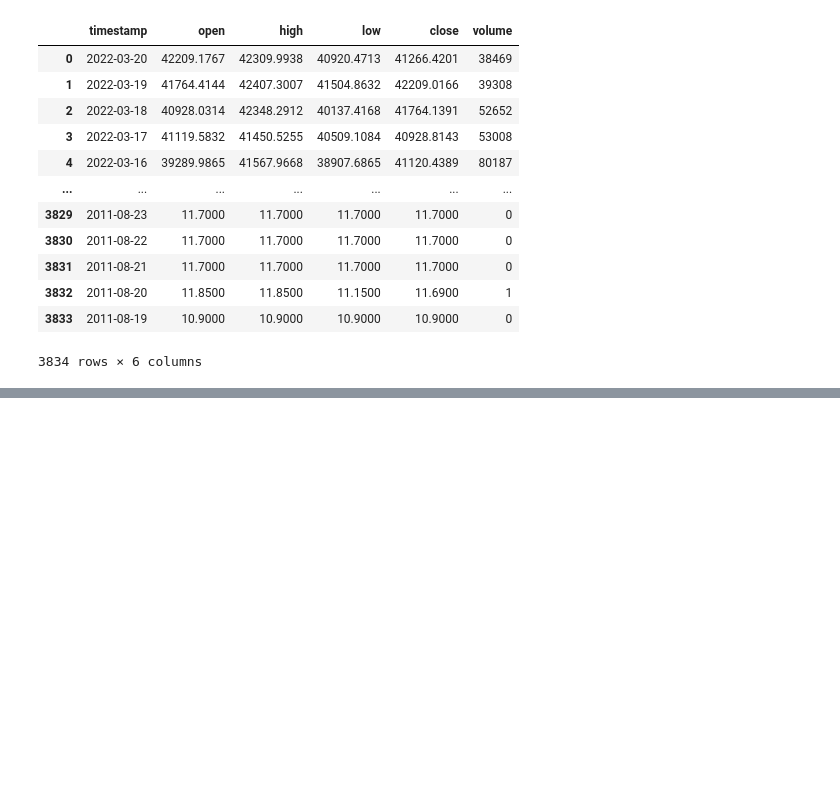
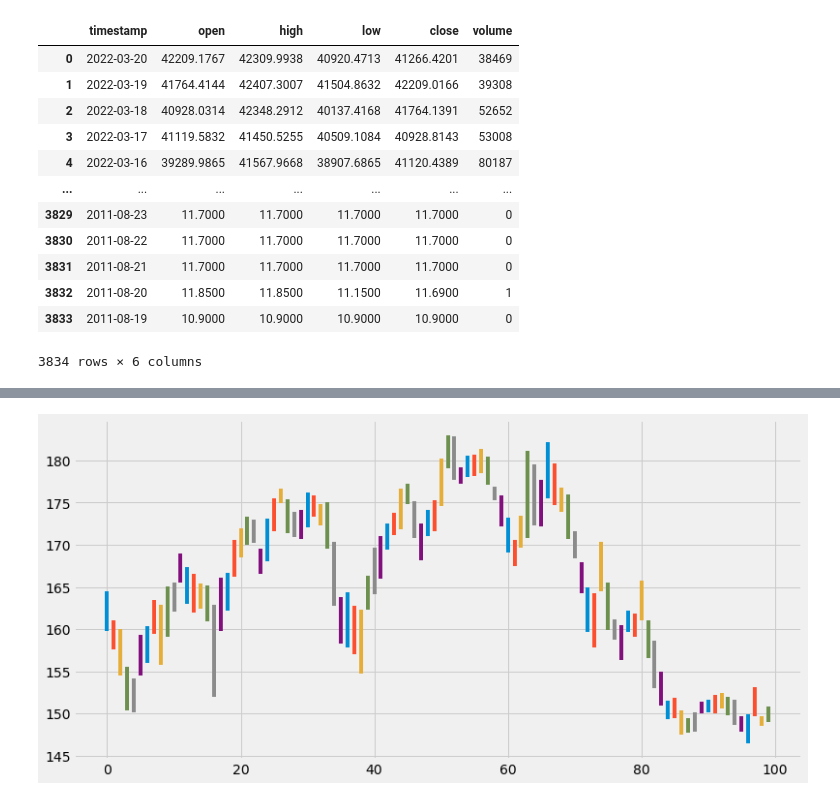
Before and after one commit to BitcoinInvestAnalysis/Capstone, a Jupyter notebook: playground.ipynb, the cells around one changed output, grey strips where cells are left out. Saved outputs shown, nothing was run; the diff lists cells and outputs as text; code cells hidden in the pictures; blank space fills up the shorter version.

```diff
--- a/playground.ipynb
+++ b/playground.ipynb
@@ -80,0 +66,2 @@ timestamp,open,high,low,close,volume
+# %%
+df_apple = pd.read_csv('data/aapl-daily.csv')
@@ -80,0 +93,14 @@ timestamp,open,high,low,close,volume
+# %%
+# convert date column from string to date
+df_apple.timestamp = pd.to_datetime(df_apple.timestamp)
+# filter records after 2017
+df_apple = df_apple[df_apple.timestamp.dt.year > 2017]
+df_apple.reset_index(inplace=True)
+# %%
+x = np.arange(0,len(df_apple))
+fig, ax = plt.subplots(1, figsize=(12,6))
+for idx, val in df_apple.iterrows():
+    plt.plot([x[idx], x[idx]], [val['low'], val['high']])
+plt.show()
+# %% [output]
+[figure, added]
```
Also changed, not shown: parts of 7 cells of this notebook, 2 other files.
